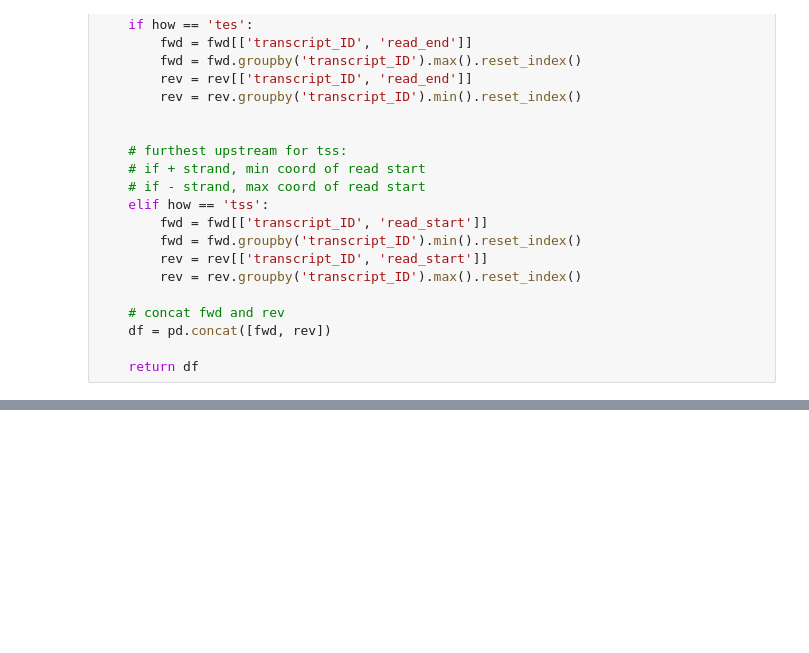
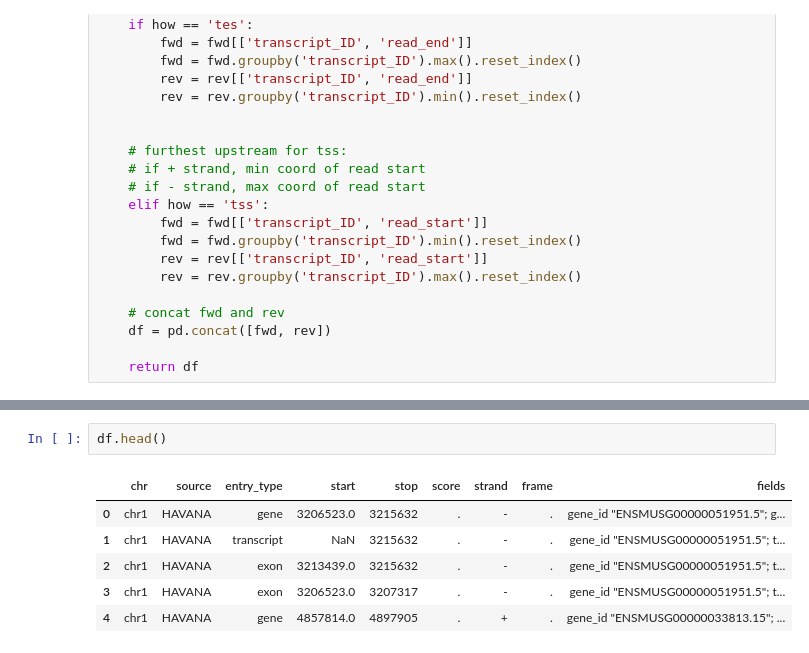
Before and after one commit to mortazavilab/TALON-paper-2020, a Jupyter notebook: TSS_and_TES/brain_tes/call_longest_tes.ipynb, the cells around one changed output, grey strips where cells are left out. Cells and saved outputs as stored; diff of their text form; blank space fills up the shorter version.

```diff
--- a/TSS_and_TES/brain_tes/call_longest_tes.ipynb
+++ b/TSS_and_TES/brain_tes/call_longest_tes.ipynb
@@ -185,3 +236,12 @@ Before editing
+# %%
+df.head()
+# %% [output]
+|  | chr | source | entry_type | start | stop | score | strand | frame | fields |
+| 0 | chr1 | HAVANA | gene | 3206523.0 | 3215632 | . | - | . | gene_id "ENSMUSG00000051951.5"; g... |
+| 1 | chr1 | HAVANA | transcript | NaN | 3215632 | . | - | . | gene_id "ENSMUSG00000051951.5"; t... |
+| 2 | chr1 | HAVANA | exon | 3213439.0 | 3215632 | . | - | . | gene_id "ENSMUSG00000051951.5"; t... |
+| 3 | chr1 | HAVANA | exon | 3206523.0 | 3207317 | . | - | . | gene_id "ENSMUSG00000051951.5"; t... |
+| 4 | chr1 | HAVANA | gene | 4857814.0 | 4897905 | . | + | . | gene_id "ENSMUSG00000033813.15"; ... |
 # %%
 # annot = 'PacBio_Brain_talon_read_annot.tsv'
 # gtf = 'Brain_talon.gtf'
```
Also changed, not shown: parts of 11 cells of this notebook.
